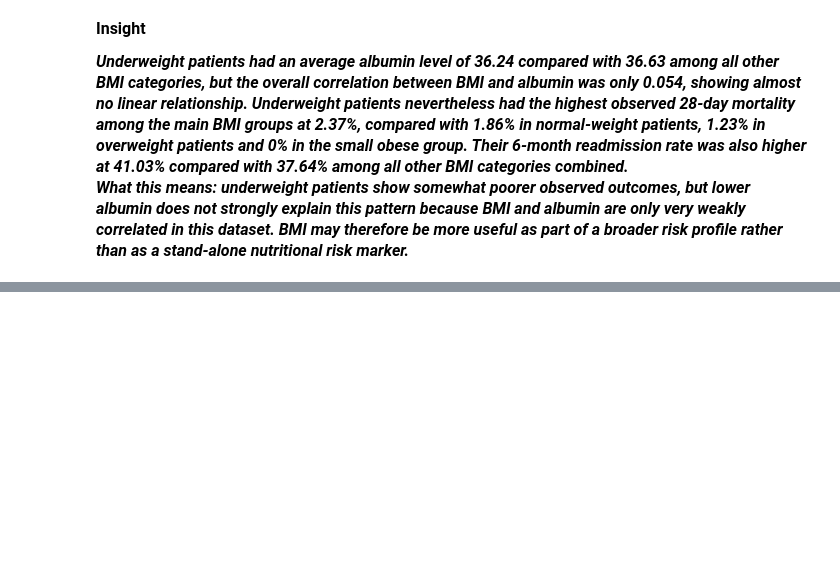
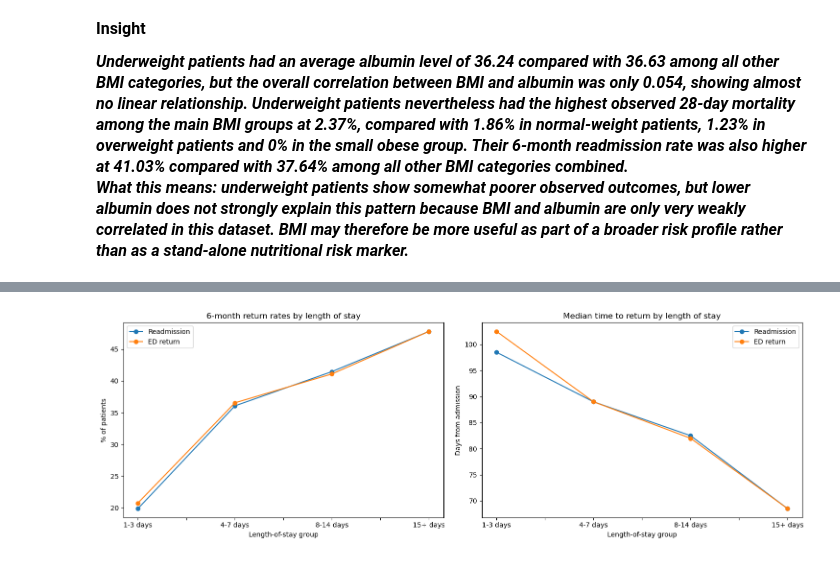
Before and after one commit to SaranyaShanmugam2026/Team2_PythonPioneers_PythonHackathon_Sep_2026, a Jupyter notebook: Team2_PythonPioneers_3.2.Prescriptive_Analysis.ipynb, the cells around one changed output, grey strips where cells are left out. Saved outputs shown, nothing was run; the diff lists cells and outputs as text; code cells hidden in the pictures; blank space fills up the shorter version.

```diff
--- a/Team2_PythonPioneers_3.2.Prescriptive_Analysis.ipynb
+++ b/Team2_PythonPioneers_3.2.Prescriptive_Analysis.ipynb
@@ -777,0 +1063,23 @@ display(underweight_summary.round(2))
+# %%
+fig, axes = plt.subplots(1, 2, figsize=(15, 5))
+
+los26[["readmission_6m_%", "ed_return_6m_%"]].plot(
+    kind="line", marker="o", ax=axes[0]
+)
+axes[0].set_title("6-month return rates by length of stay")
+axes[0].set_ylabel("% of patients")
+axes[0].set_xlabel("Length-of-stay group")
+axes[0].legend(["Readmission", "ED return"])
+
+los26[["median_days_to_readmission", "median_days_to_ed_return"]].plot(
+    kind="line", marker="o", ax=axes[1]
+)
+axes[1].set_title("Median time to return by length of stay")
+axes[1].set_ylabel("Days from admission")
+axes[1].set_xlabel("Length-of-stay group")
+axes[1].legend(["Readmission", "ED return"])
+
+plt.tight_layout()
+plt.show()
+# %% [output]
+[figure, added]
```
Also changed, not shown: parts of 32 cells of this notebook.
